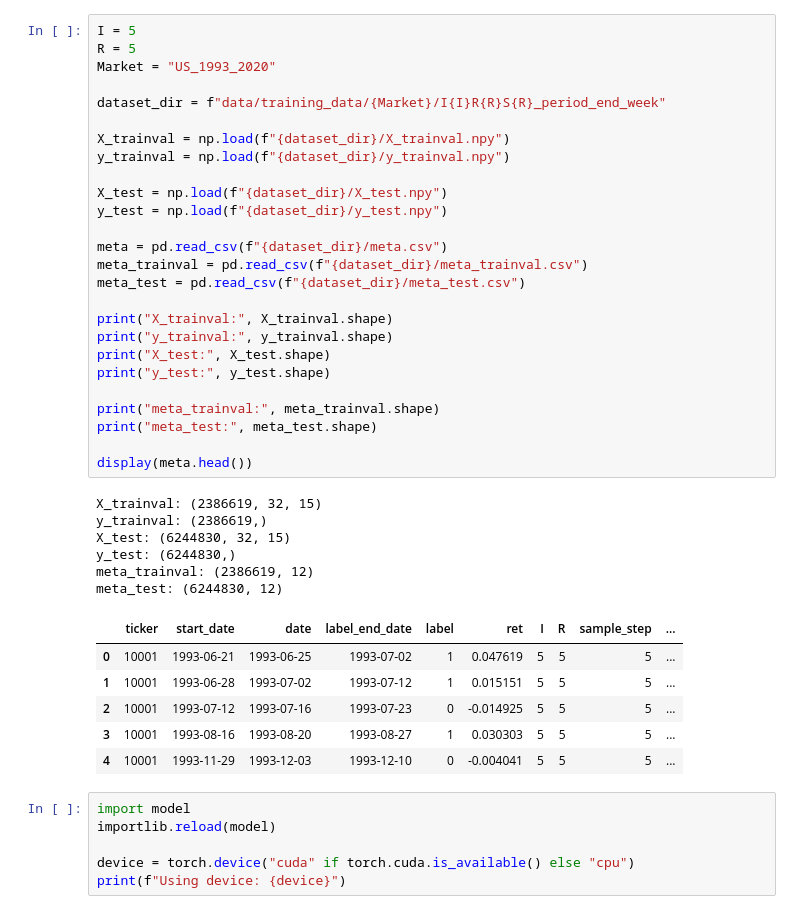
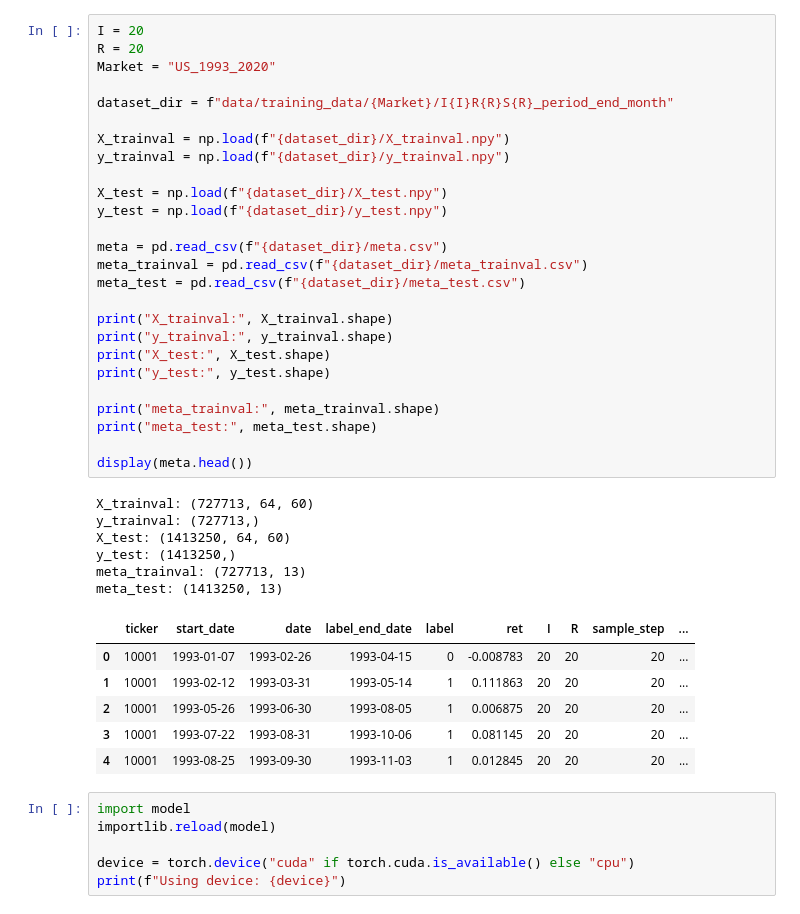
Before and after one commit to zhe1357/Reimage_price_trends, a Jupyter notebook: crsp_data.ipynb, the cells around one changed output. Drawn from its saved outputs; the diff is of its cells as text.

```diff
--- a/crsp_data.ipynb
+++ b/crsp_data.ipynb
@@ -114,42 +87,42 @@ Year-based CRSP build: pending years=[1993, 1994, 1995, 1996, 1997, 1998, 1999,
 # %%
-I = 5
-R = 5
+I = 20
+R = 20
 Market = "US_1993_2020"
 
-dataset_dir = f"data/training_data/{Market}/I{I}R{R}S{R}_period_end_week"
+dataset_dir = f"data/training_data/{Market}/I{I}R{R}S{R}_period_end_month"
 
 X_trainval = np.load(f"{dataset_dir}/X_trainval.npy")
 y_trainval = np.load(f"{dataset_dir}/y_trainval.npy")
 
 X_test = np.load(f"{dataset_dir}/X_test.npy")
 y_test = np.load(f"{dataset_dir}/y_test.npy")
 
 meta = pd.read_csv(f"{dataset_dir}/meta.csv")
 meta_trainval = pd.read_csv(f"{dataset_dir}/meta_trainval.csv")
 meta_test = pd.read_csv(f"{dataset_dir}/meta_test.csv")
 
 print("X_trainval:", X_trainval.shape)
 print("y_trainval:", y_trainval.shape)
 print("X_test:", X_test.shape)
 print("y_test:", y_test.shape)
 
 print("meta_trainval:", meta_trainval.shape)
 print("meta_test:", meta_test.shape)
 
 display(meta.head())
 # %% [output]
-X_trainval: (2386619, 32, 15)
-y_trainval: (2386619,)
-X_test: (6244830, 32, 15)
-y_test: (6244830,)
-meta_trainval: (2386619, 12)
-meta_test: (6244830, 12)
+X_trainval: (727713, 64, 60)
+y_trainval: (727713,)
+X_test: (1413250, 64, 60)
+y_test: (1413250,)
+meta_trainval: (727713, 13)
+meta_test: (1413250, 13)
 |  | ticker | start_date | date | label_end_date | label | ret | I | R | sample_step | ... |
-| 0 | 10001 | 1993-06-21 | 1993-06-25 | 1993-07-02 | 1 | 0.047619 | 5 | 5 | 5 | ... |
-| 1 | 10001 | 1993-06-28 | 1993-07-02 | 1993-07-12 | 1 | 0.015151 | 5 | 5 | 5 | ... |
-| 2 | 10001 | 1993-07-12 | 1993-07-16 | 1993-07-23 | 0 | -0.014925 | 5 | 5 | 5 | ... |
-| 3 | 10001 | 1993-08-16 | 1993-08-20 | 1993-08-27 | 1 | 0.030303 | 5 | 5 | 5 | ... |
-| 4 | 10001 | 1993-11-29 | 1993-12-03 | 1993-12-10 | 0 | -0.004041 | 5 | 5 | 5 | ... |
+| 0 | 10001 | 1993-01-07 | 1993-02-26 | 1993-04-15 | 0 | -0.008783 | 20 | 20 | 20 | ... |
+| 1 | 10001 | 1993-02-12 | 1993-03-31 | 1993-05-14 | 1 | 0.111863 | 20 | 20 | 20 | ... |
+| 2 | 10001 | 1993-05-26 | 1993-06-30 | 1993-08-05 | 1 | 0.006875 | 20 | 20 | 20 | ... |
+| 3 | 10001 | 1993-07-22 | 1993-08-31 | 1993-10-06 | 1 | 0.081145 | 20 | 20 | 20 | ... |
+| 4 | 10001 | 1993-08-25 | 1993-09-30 | 1993-11-03 | 1 | 0.012845 | 20 | 20 | 20 | ... |
 # %%
 import model
 importlib.reload(model)
```
Also changed, not shown: parts of 18 cells of this notebook, 6 other files.
